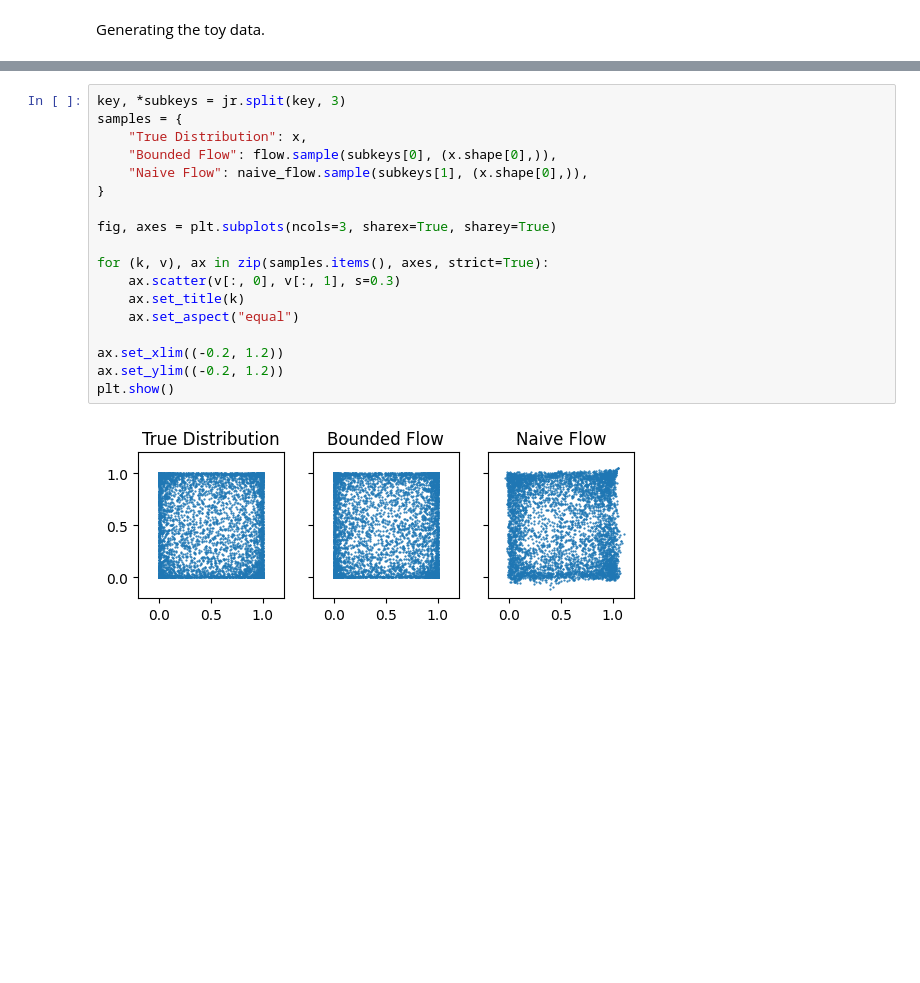
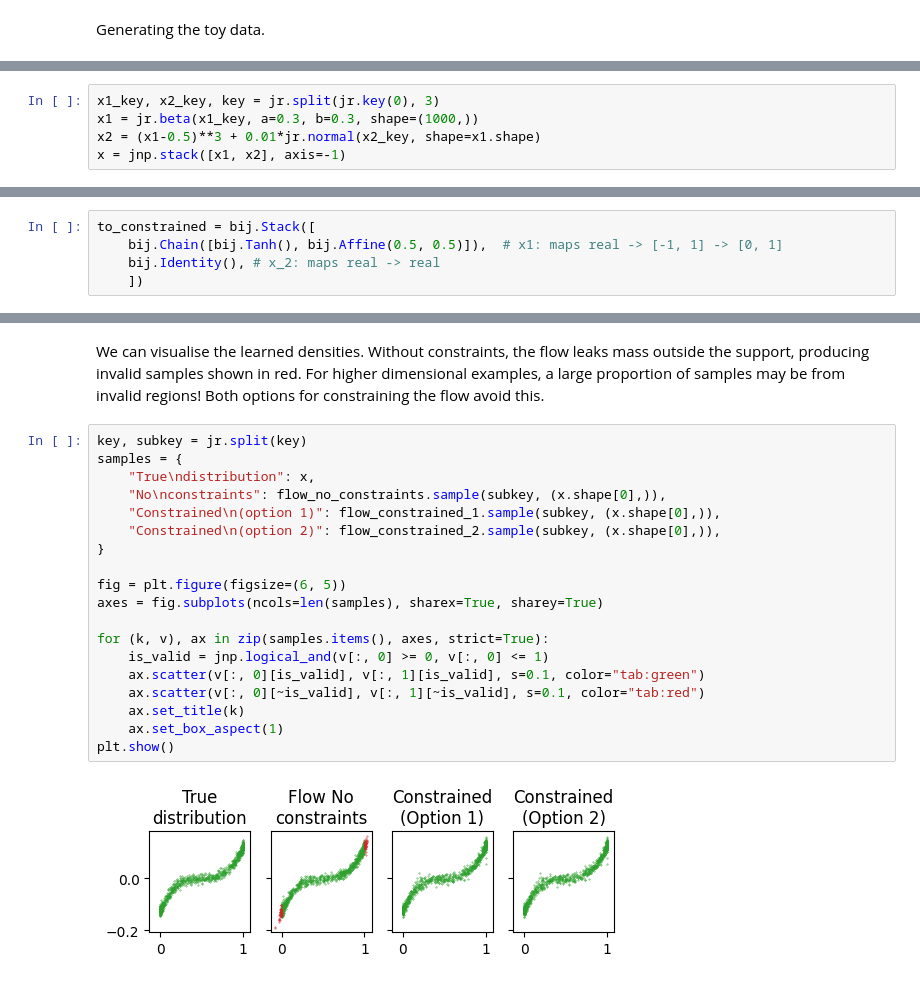
Before and after one commit to danielward27/flowjax, a Jupyter notebook: docs/examples/constrained.ipynb, the cells around one changed output, grey strips where cells are left out. Cells and saved outputs as stored; diff of their text form; blank space fills up the shorter version.

```diff
--- a/docs/examples/constrained.ipynb
+++ b/docs/examples/constrained.ipynb
@@ -91,0 +49,5 @@ We can visualise the learned densities
+# %%
+x1_key, x2_key, key = jr.split(jr.key(0), 3)
+x1 = jr.beta(x1_key, a=0.3, b=0.3, shape=(1000,))
+x2 = (x1-0.5)**3 + 0.01*jr.normal(x2_key, shape=x1.shape)
+x = jnp.stack([x1, x2], axis=-1)
@@ -91,0 +58,5 @@ We can visualise the learned densities
+# %%
+to_constrained = bij.Stack([
+    bij.Chain([bij.Tanh(), bij.Affine(0.5, 0.5)]),  # x1: maps real -> [-1, 1] -> [0, 1]
+    bij.Identity(), # x_2: maps real -> real
+    ])
@@ -92,20 +114,26 @@ We can visualise the learned densities
+# %% [markdown]
+We can visualise the learned densities. Without constraints, the flow leaks mass
+outside the support, producing invalid samples shown in red. For higher dimensional
+examples, a large proportion of samples may be from invalid regions! Both options for
+constraining the flow avoid this.
 # %%
-key, *subkeys = jr.split(key, 3)
+key, subkey = jr.split(key)
 samples = {
-    "True Distribution": x,
-    "Bounded Flow": flow.sample(subkeys[0], (x.shape[0],)),
-    "Naive Flow": naive_flow.sample(subkeys[1], (x.shape[0],)),
+    "True\ndistribution": x,
+    "No\nconstraints": flow_no_constraints.sample(subkey, (x.shape[0],)),
+    "Constrained\n(option 1)": flow_constrained_1.sample(subkey, (x.shape[0],)),
+    "Constrained\n(option 2)": flow_constrained_2.sample(subkey, (x.shape[0],)),
 }
 
-fig, axes = plt.subplots(ncols=3, sharex=True, sharey=True)
+fig = plt.figure(figsize=(6, 5))
+axes = fig.subplots(ncols=len(samples), sharex=True, sharey=True)
 
 for (k, v), ax in zip(samples.items(), axes, strict=True):
-    ax.scatter(v[:, 0], v[:, 1], s=0.3)
+    is_valid = jnp.logical_and(v[:, 0] >= 0, v[:, 0] <= 1)
+    ax.scatter(v[:, 0][is_valid], v[:, 1][is_valid], s=0.1, color="tab:green")
+    ax.scatter(v[:, 0][~is_valid], v[:, 1][~is_valid], s=0.1, color="tab:red")
     ax.set_title(k)
-    ax.set_aspect("equal")
-
-ax.set_xlim((-0.2, 1.2))
-ax.set_ylim((-0.2, 1.2))
+    ax.set_box_aspect(1)
 plt.show()
 # %% [output]
-[figure, old version]
+[figure, new version]
```
Also changed, not shown: parts of 14 cells of this notebook, 1 other file.
